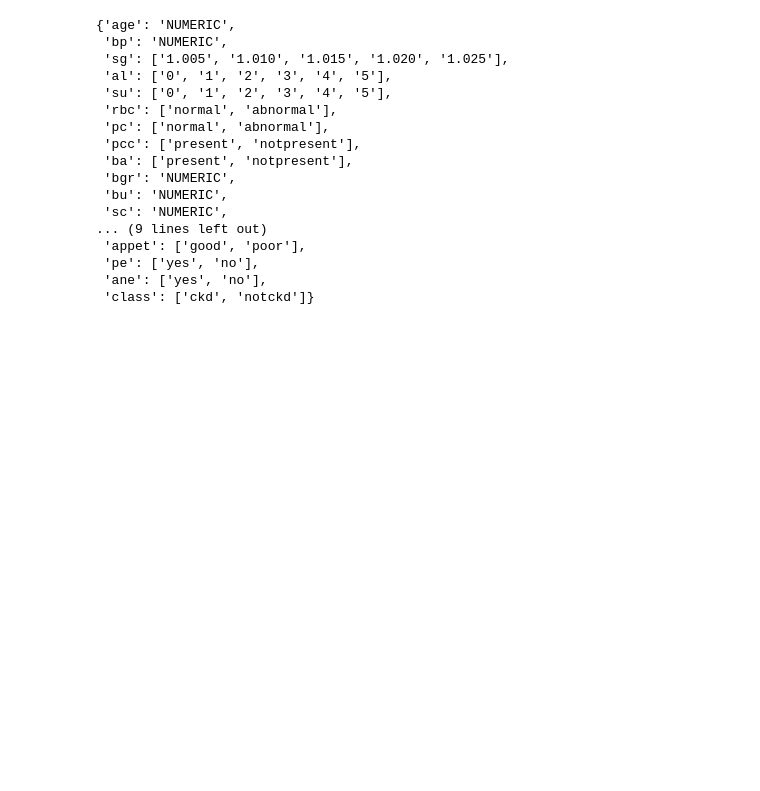
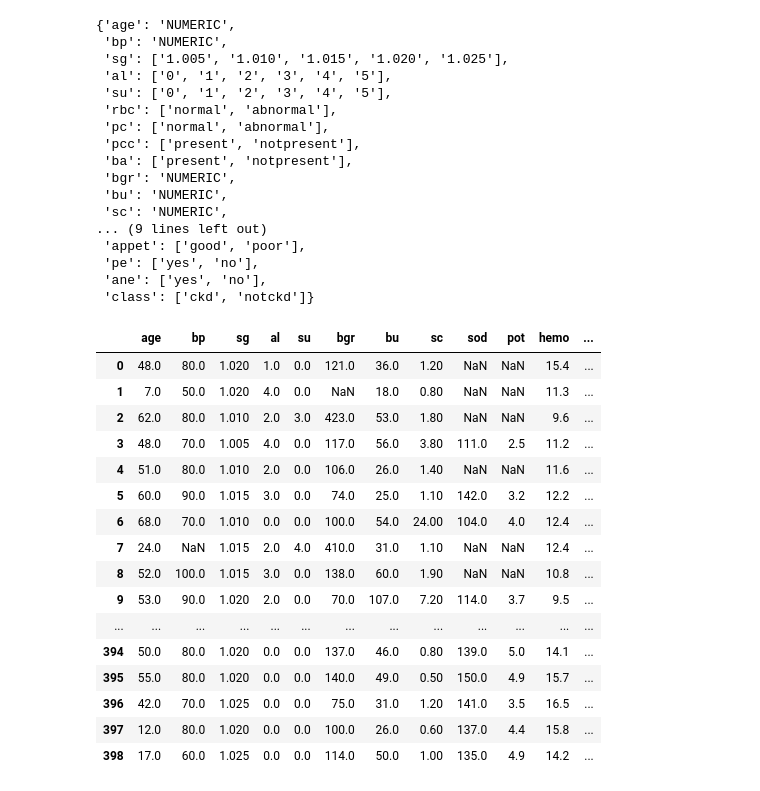
Before and after one commit to aj112358/CKD_ML_Classification, a Jupyter notebook: CKD_Project.ipynb, the cells around one changed output. Drawn from its saved outputs; the diff is of its cells as text; code cells hidden in the pictures; blank space fills up the shorter version.

Commit message:
cleaning data

```diff
--- a/CKD_Project.ipynb
+++ b/CKD_Project.ipynb
@@ -215,14 +199,0 @@ test.head(10)
-# %%
-new_values = []
-for item in test['htn']:
-    if item == "yes":
-        new_values.append("1")
-    elif item == "no":
-        new_values.append("0")
-    else:
-        new_values.append(item)
-
-new_values
-
-test['htn'+'_yes'] = pd.Series(data=new_values)
-test.drop('htn', axis=1, inplace=True)
@@ -277,3 +217,42 @@ dict(dataset['attributes'])
  'pe': ['yes', 'no'],
  'ane': ['yes', 'no'],
  'class': ['ckd', 'notckd']}
+# %%
+# Doing one-hot encoding for the (binary) categorical variables
+
+atts_dict = dict(dataset['attributes'])
+for col in ckd.select_dtypes(include=['object']).columns:
+
+    new_values = []
+    positive, negative = atts_dict[col]
+
+    for item in ckd[col]:
+        if item == positive:
+            new_values.append("1")
+        elif item == negative:
+            new_values.append("0")
+        else:
+            new_values.append(item)
+
+    ckd[col+"_"+positive] = pd.Series(data=new_values, dtype=float)
+    ckd.drop(col, axis=1, inplace=True)
+# %%
+ckd
+# %% [output]
+|  | age | bp | sg | al | su | bgr | bu | sc | sod | pot | hemo | ... |
+| 0 | 48.0 | 80.0 | 1.020 | 1.0 | 0.0 | 121.0 | 36.0 | 1.20 | NaN | NaN | 15.4 | ... |
+| 1 | 7.0 | 50.0 | 1.020 | 4.0 | 0.0 | NaN | 18.0 | 0.80 | NaN | NaN | 11.3 | ... |
+| 2 | 62.0 | 80.0 | 1.010 | 2.0 | 3.0 | 423.0 | 53.0 | 1.80 | NaN | NaN | 9.6 | ... |
+| 3 | 48.0 | 70.0 | 1.005 | 4.0 | 0.0 | 117.0 | 56.0 | 3.80 | 111.0 | 2.5 | 11.2 | ... |
+| 4 | 51.0 | 80.0 | 1.010 | 2.0 | 0.0 | 106.0 | 26.0 | 1.40 | NaN | NaN | 11.6 | ... |
+| 5 | 60.0 | 90.0 | 1.015 | 3.0 | 0.0 | 74.0 | 25.0 | 1.10 | 142.0 | 3.2 | 12.2 | ... |
+| 6 | 68.0 | 70.0 | 1.010 | 0.0 | 0.0 | 100.0 | 54.0 | 24.00 | 104.0 | 4.0 | 12.4 | ... |
+| 7 | 24.0 | NaN | 1.015 | 2.0 | 4.0 | 410.0 | 31.0 | 1.10 | NaN | NaN | 12.4 | ... |
+| 8 | 52.0 | 100.0 | 1.015 | 3.0 | 0.0 | 138.0 | 60.0 | 1.90 | NaN | NaN | 10.8 | ... |
+| 9 | 53.0 | 90.0 | 1.020 | 2.0 | 0.0 | 70.0 | 107.0 | 7.20 | 114.0 | 3.7 | 9.5 | ... |
+| ... | ... | ... | ... | ... | ... | ... | ... | ... | ... | ... | ... | ... |
+| 394 | 50.0 | 80.0 | 1.020 | 0.0 | 0.0 | 137.0 | 46.0 | 0.80 | 139.0 | 5.0 | 14.1 | ... |
+| 395 | 55.0 | 80.0 | 1.020 | 0.0 | 0.0 | 140.0 | 49.0 | 0.50 | 150.0 | 4.9 | 15.7 | ... |
+| 396 | 42.0 | 70.0 | 1.025 | 0.0 | 0.0 | 75.0 | 31.0 | 1.20 | 141.0 | 3.5 | 16.5 | ... |
+| 397 | 12.0 | 80.0 | 1.020 | 0.0 | 0.0 | 100.0 | 26.0 | 0.60 | 137.0 | 4.4 | 15.8 | ... |
+| 398 | 17.0 | 60.0 | 1.025 | 0.0 | 0.0 | 114.0 | 50.0 | 1.00 | 135.0 | 4.9 | 14.2 | ... |
```
Also changed, not shown: parts of 8 cells of this notebook.
